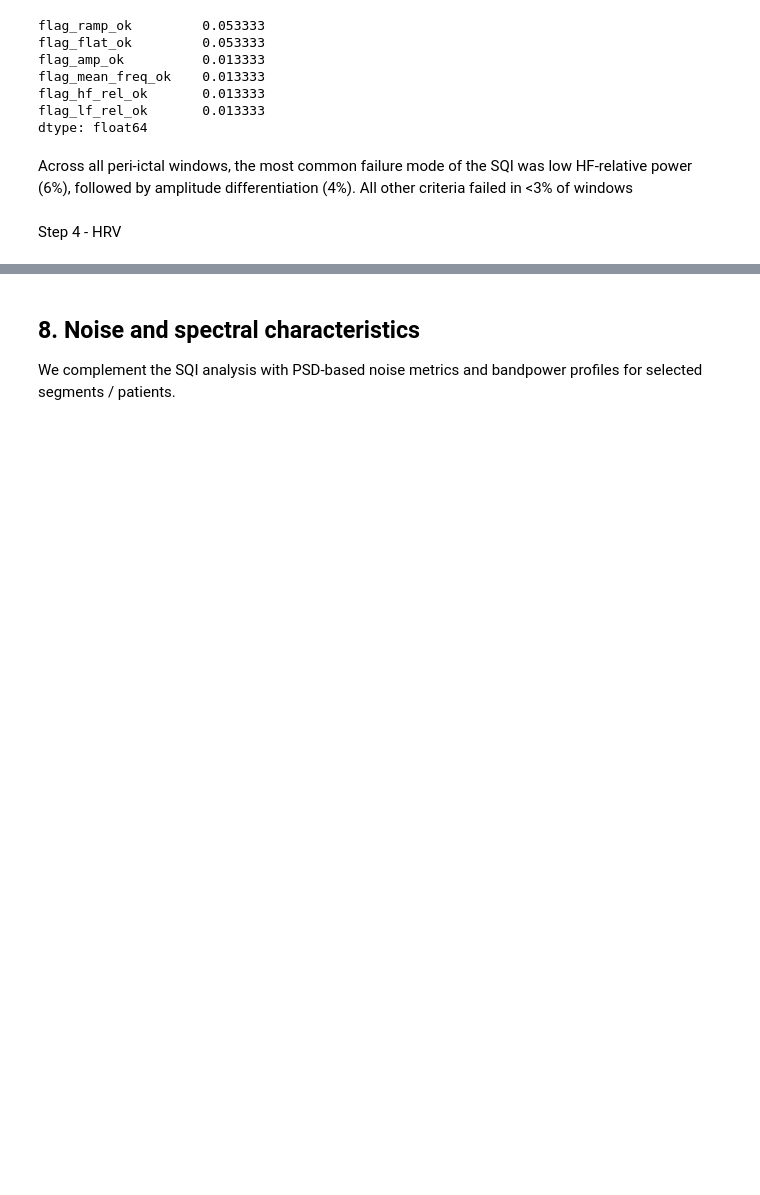
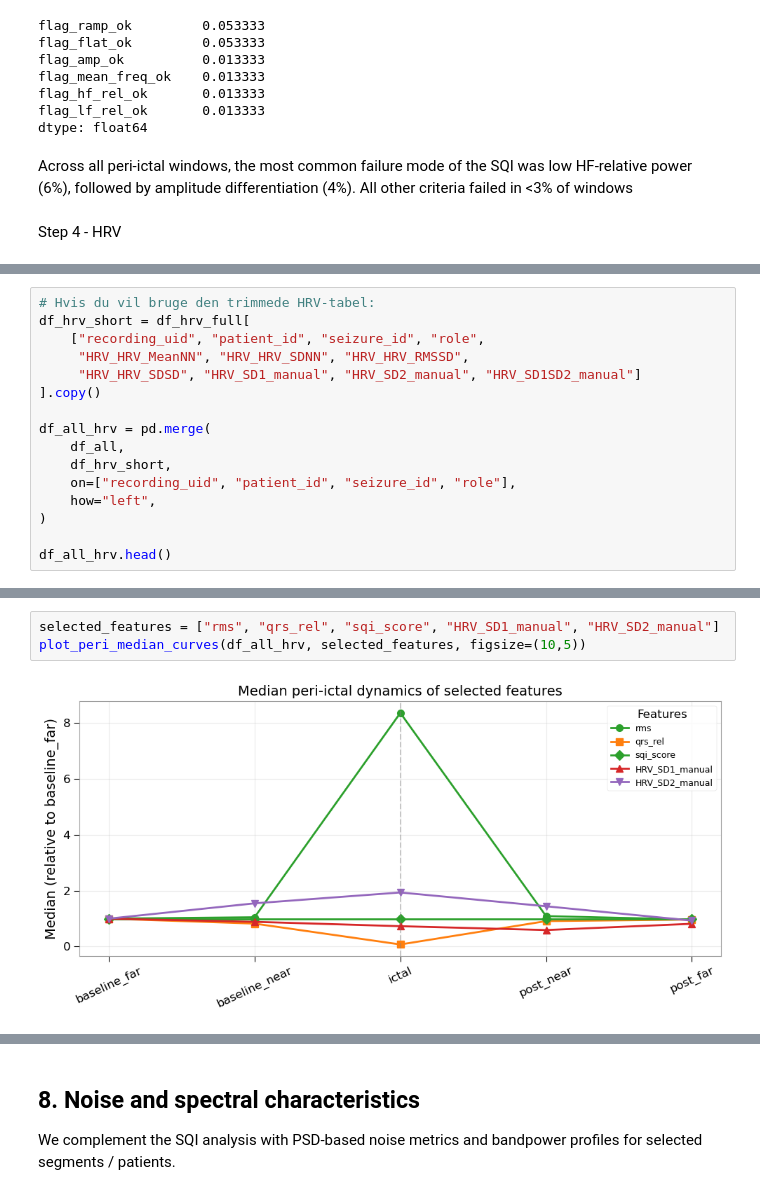
Before and after one commit to AU668208/Epilepsy_MasterThesis, a Jupyter notebook: Study3_Analysis.ipynb, the cells around one changed output, grey strips where cells are left out. Cells and saved outputs as stored; diff of their text form; blank space fills up the shorter version.

```diff
--- a/Study3_Analysis.ipynb
+++ b/Study3_Analysis.ipynb
@@ -795,0 +942,16 @@ df_all_hrv.head()
+# %%
+# Hvis du vil bruge den trimmede HRV-tabel:
+df_hrv_short = df_hrv_full[
+    ["recording_uid", "patient_id", "seizure_id", "role",
+     "HRV_HRV_MeanNN", "HRV_HRV_SDNN", "HRV_HRV_RMSSD",
+     "HRV_HRV_SDSD", "HRV_SD1_manual", "HRV_SD2_manual", "HRV_SD1SD2_manual"]
+].copy()
+
+df_all_hrv = pd.merge(
+    df_all,
+    df_hrv_short,
+    on=["recording_uid", "patient_id", "seizure_id", "role"],
+    how="left",
+)
+
+df_all_hrv.head()
@@ -795,0 +983,5 @@ df_all_hrv.head()
+# %%
+selected_features = ["rms", "qrs_rel", "sqi_score", "HRV_SD1_manual", "HRV_SD2_manual"]
+plot_peri_median_curves(df_all_hrv, selected_features, figsize=(10,5))
+# %% [output]
+[figure, added]
```
Also changed, not shown: parts of 24 cells of this notebook, 3 other files.
